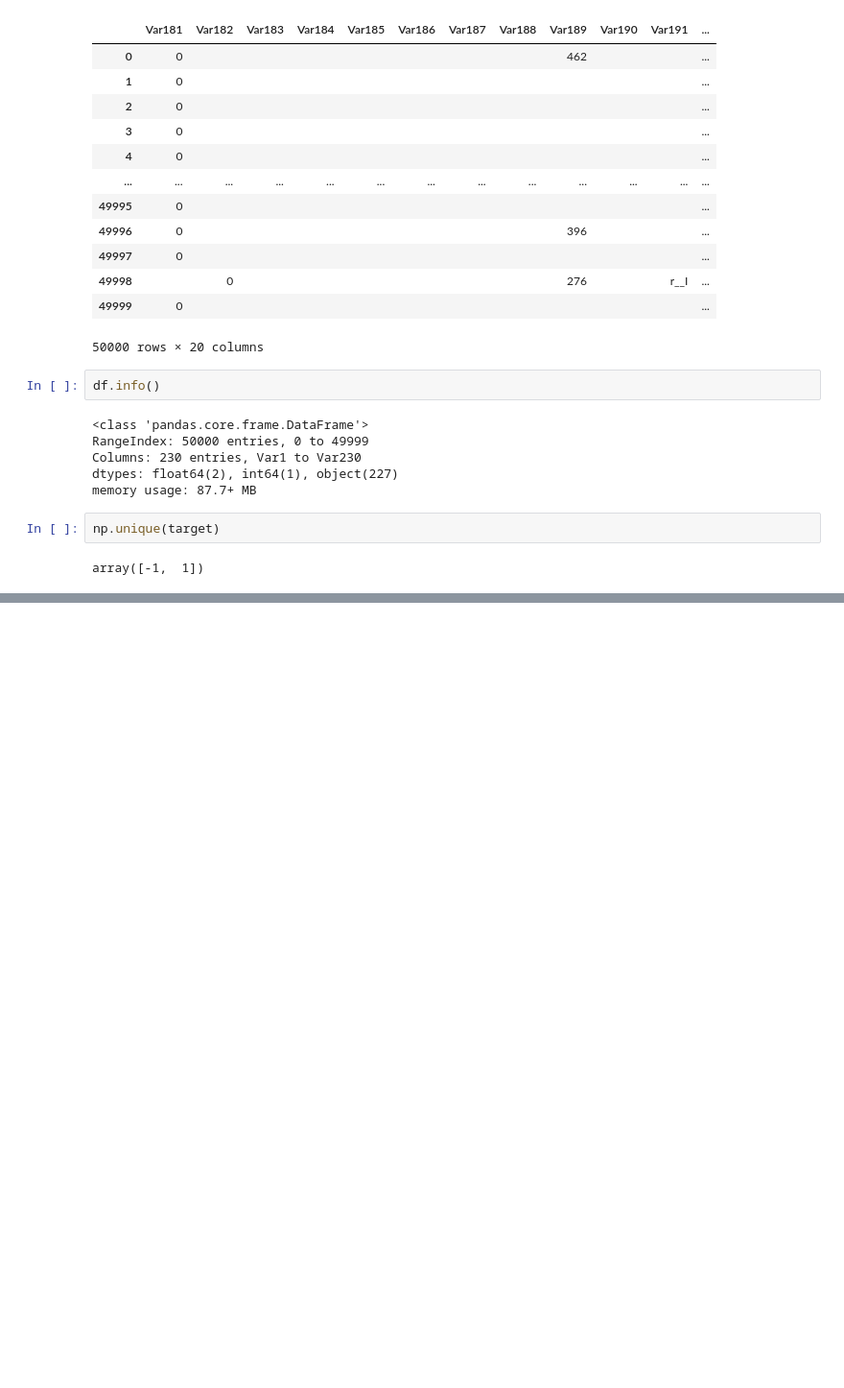
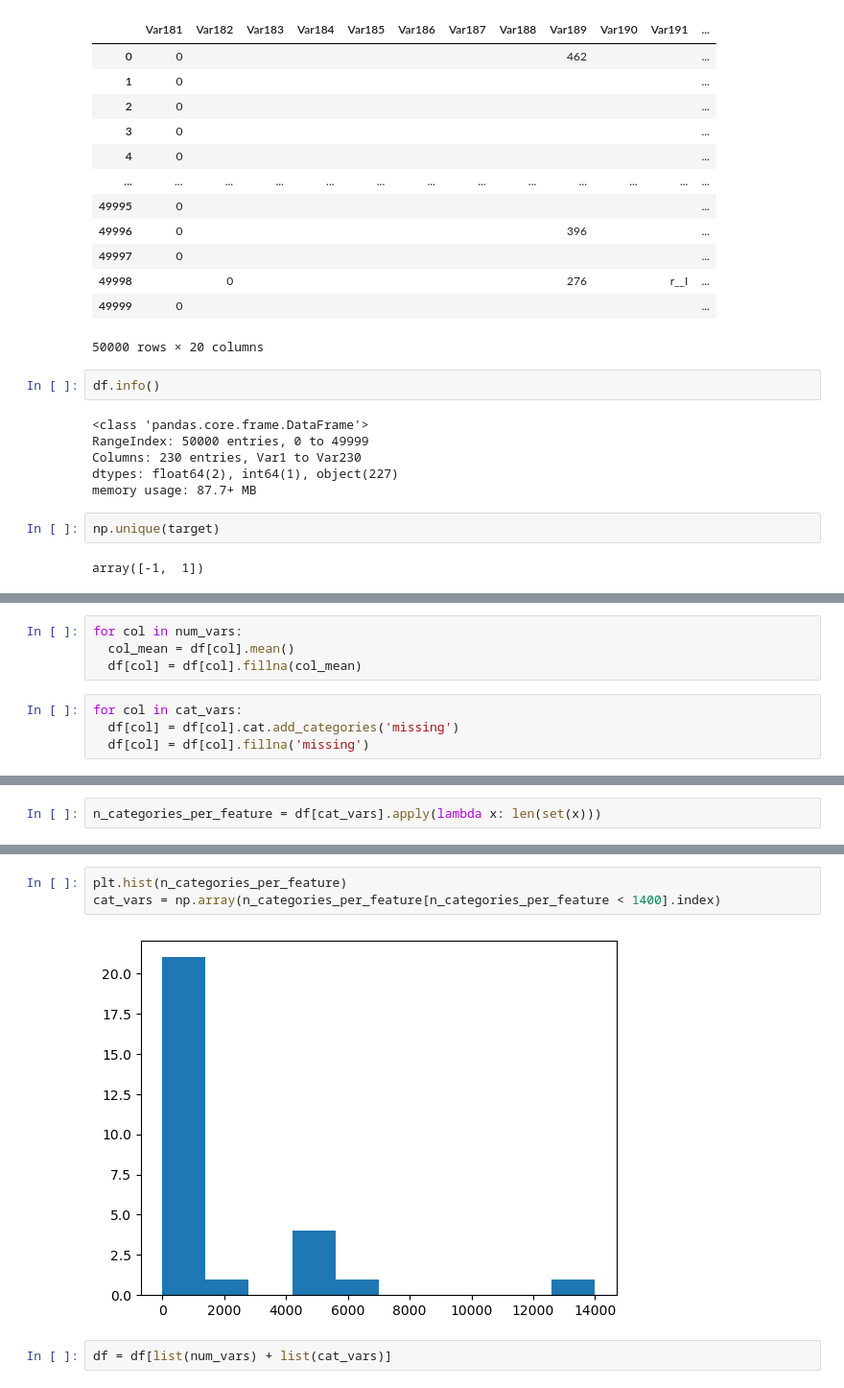
Before and after one commit to felipedepauli/challenges, a Jupyter notebook: 03_kdd_cup_2009/program.ipynb, the cells around one changed output, grey strips where cells are left out. Shown at 96% size. Saved outputs shown, nothing was run; the diff lists cells and outputs as text; blank space fills up the shorter version.

```diff
--- a/03_kdd_cup_2009/program.ipynb
+++ b/03_kdd_cup_2009/program.ipynb
@@ -123,0 +517,8 @@ All seems to be as expected. We have
+# %%
+for col in num_vars:
+  col_mean = df[col].mean()
+  df[col] = df[col].fillna(col_mean)
+# %%
+for col in cat_vars:
+  df[col] = df[col].cat.add_categories('missing')
+  df[col] = df[col].fillna('missing')
@@ -123,0 +535,2 @@ All seems to be as expected. We have
+# %%
+n_categories_per_feature = df[cat_vars].apply(lambda x: len(set(x)))
@@ -123,0 +557,7 @@ All seems to be as expected. We have
+# %%
+plt.hist(n_categories_per_feature)
+cat_vars = np.array(n_categories_per_feature[n_categories_per_feature < 1400].index)
+# %% [output]
+[figure, added]
+# %%
+df = df[list(num_vars) + list(cat_vars)]
```
Also changed, not shown: parts of 49 cells of this notebook, 1 other file.
